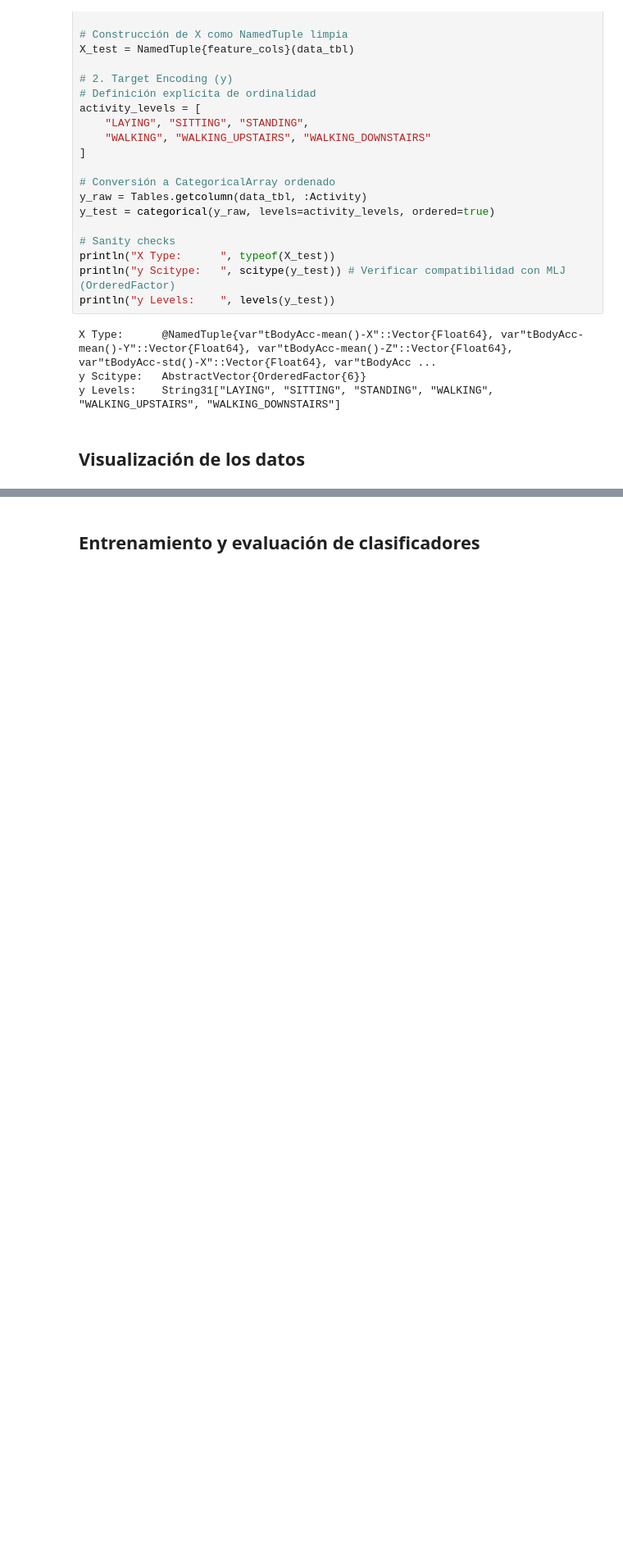
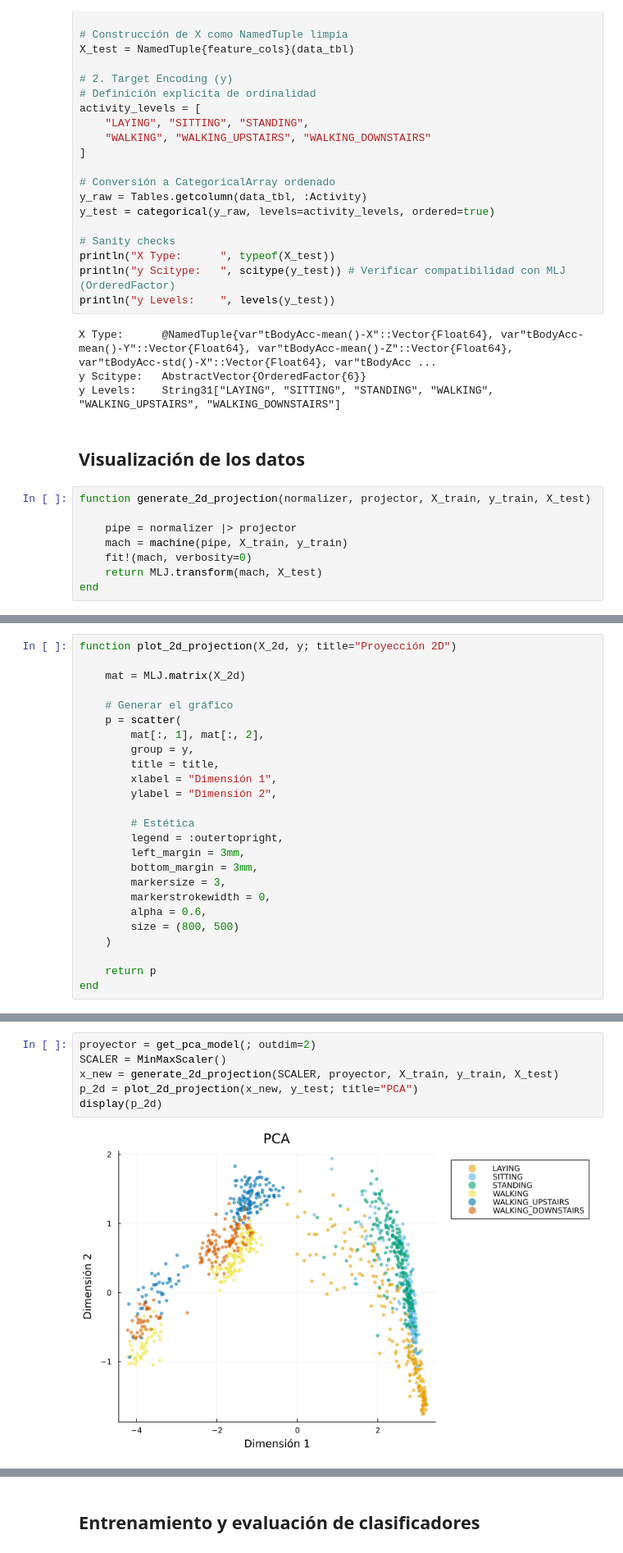
Before and after one commit to albagonzalezpena/MAAAI, a Jupyter notebook: p2/notebooks/experiment.ipynb, the cells around one changed output, grey strips where cells are left out. Shown at 82% size. Cells and saved outputs as stored; diff of their text form; blank space fills up the shorter version.

Commit message:
implementada visualizacion con pca, ica y lds

```diff
--- a/p2/notebooks/experiment.ipynb
+++ b/p2/notebooks/experiment.ipynb
@@ -497,3 +513,11 @@ y Scitype:   AbstractVector{OrderedFactor{6}}
 y Levels:    String31["LAYING", "SITTING", "STANDING", "WALKING", "WALKING_UPSTAIRS", "WALKING_DOWNSTAIRS"]
 # %% [markdown]
 ## **Visualización de los datos**
+# %%
+function generate_2d_projection(normalizer, projector, X_train, y_train, X_test)
+
+    pipe = normalizer |> projector
+    mach = machine(pipe, X_train, y_train)
+    fit!(mach, verbosity=0)
+    return MLJ.transform(mach, X_test)
+end
@@ -499,0 +526,25 @@ y Levels:    String31["LAYING", "SITTING", "STANDING", "WALKING", "WALKING_UPSTA
+# %%
+function plot_2d_projection(X_2d, y; title="Proyección 2D")
+
+    mat = MLJ.matrix(X_2d)
+
+    # Generar el gráfico
+    p = scatter(
+        mat[:, 1], mat[:, 2],
+        group = y,
+        title = title,
+        xlabel = "Dimensión 1",
+        ylabel = "Dimensión 2",
+
+        # Estética
+        legend = :outertopright,
+        left_margin = 3mm,
+        bottom_margin = 3mm,
+        markersize = 3,
+        markerstrokewidth = 0,
+        alpha = 0.6,
+        size = (800, 500)
+    )
+
+    return p
+end
@@ -499,0 +555,8 @@ y Levels:    String31["LAYING", "SITTING", "STANDING", "WALKING", "WALKING_UPSTA
+# %%
+proyector = get_pca_model(; outdim=2)
+SCALER = MinMaxScaler()
+x_new = generate_2d_projection(SCALER, proyector, X_train, y_train, X_test)
+p_2d = plot_2d_projection(x_new, y_test; title="PCA")
+display(p_2d)
+# %% [output]
+[figure, added]
```
Also changed, not shown: parts of 14 cells of this notebook, 2 other files.
